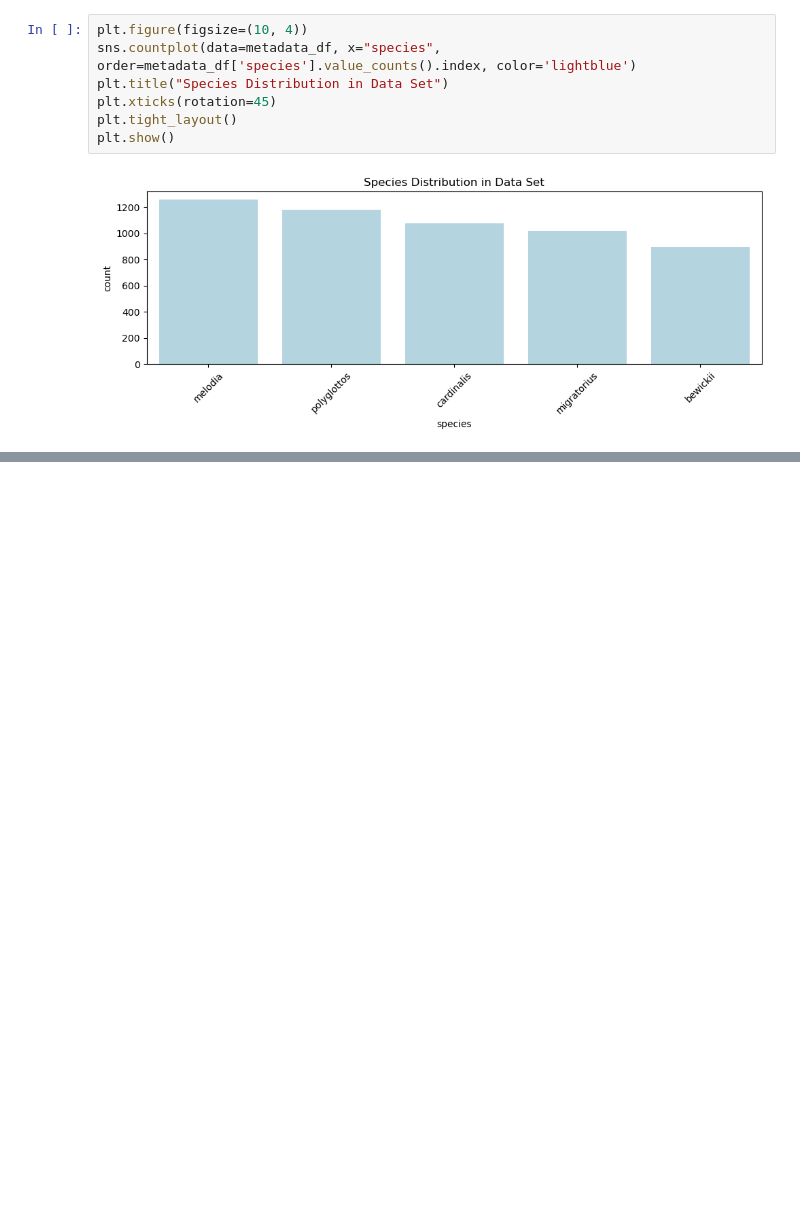
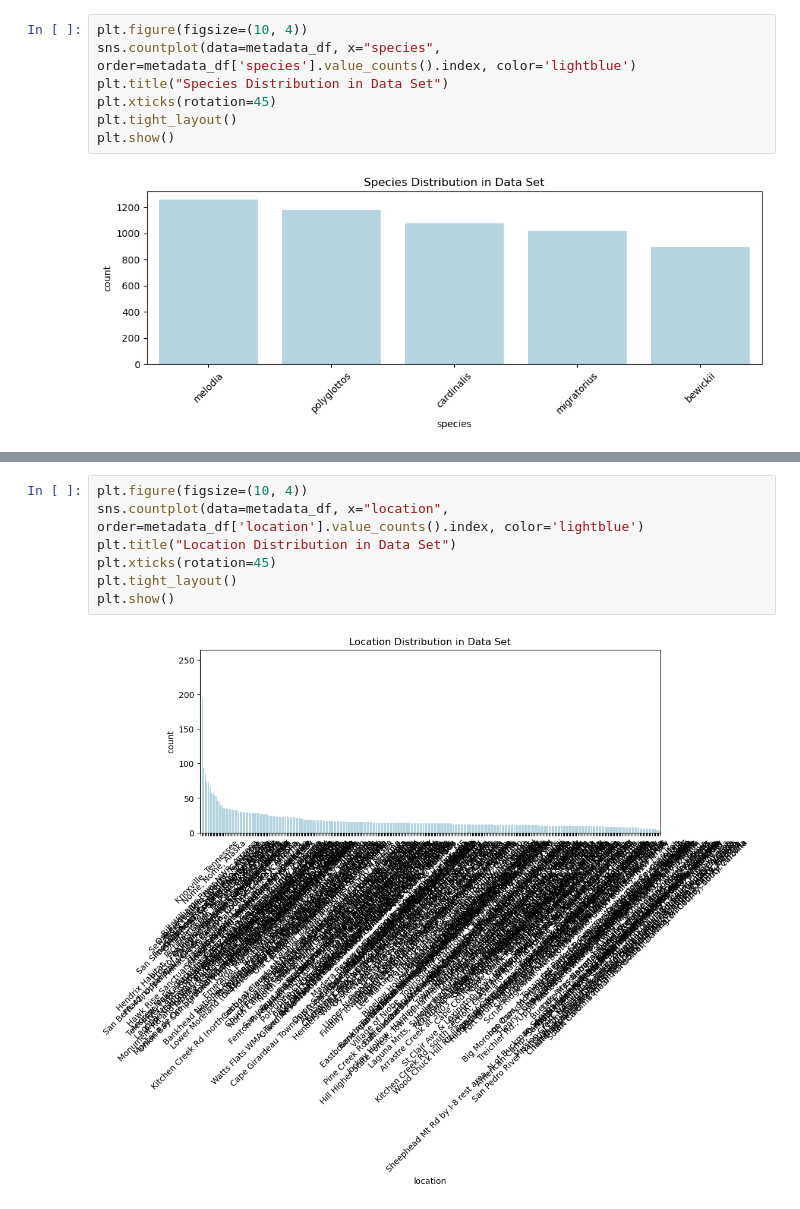
Before and after one commit to PaulHBartley/DTSA-5510, a Jupyter notebook: DTSA-5510_final_project.ipynb, the cells around one changed output, grey strips where cells are left out. Cells and saved outputs as stored; diff of their text form; blank space fills up the shorter version.

```diff
--- a/DTSA-5510_final_project.ipynb
+++ b/DTSA-5510_final_project.ipynb
@@ -51,0 +68,9 @@ plt.show()
+# %%
+plt.figure(figsize=(10, 4))
+sns.countplot(data=metadata_df, x="location", order=metadata_df['location'].value_counts().index, color='lightblue')
+plt.title("Location Distribution in Data Set")
+plt.xticks(rotation=45)
+plt.tight_layout()
+plt.show()
+# %% [output]
+[figure, added]
```
Also changed, not shown: parts of 1 cell of this notebook.
